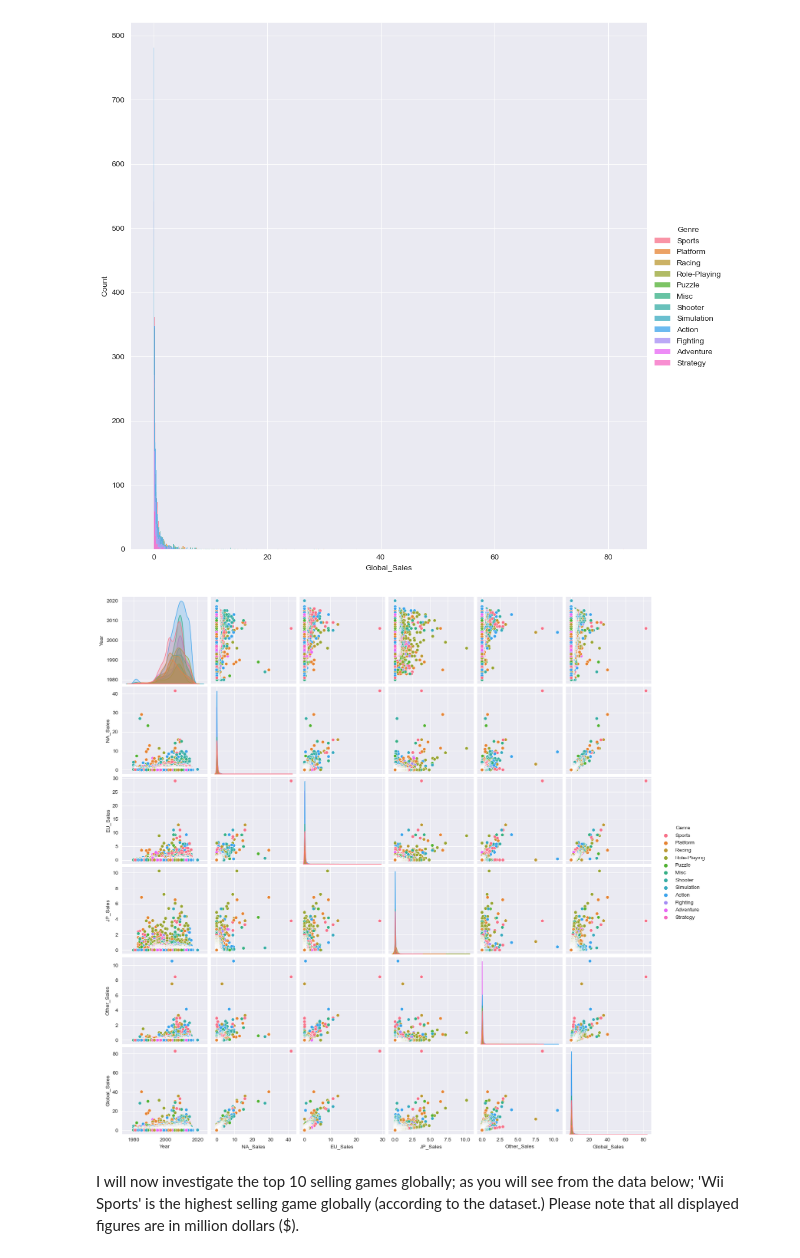
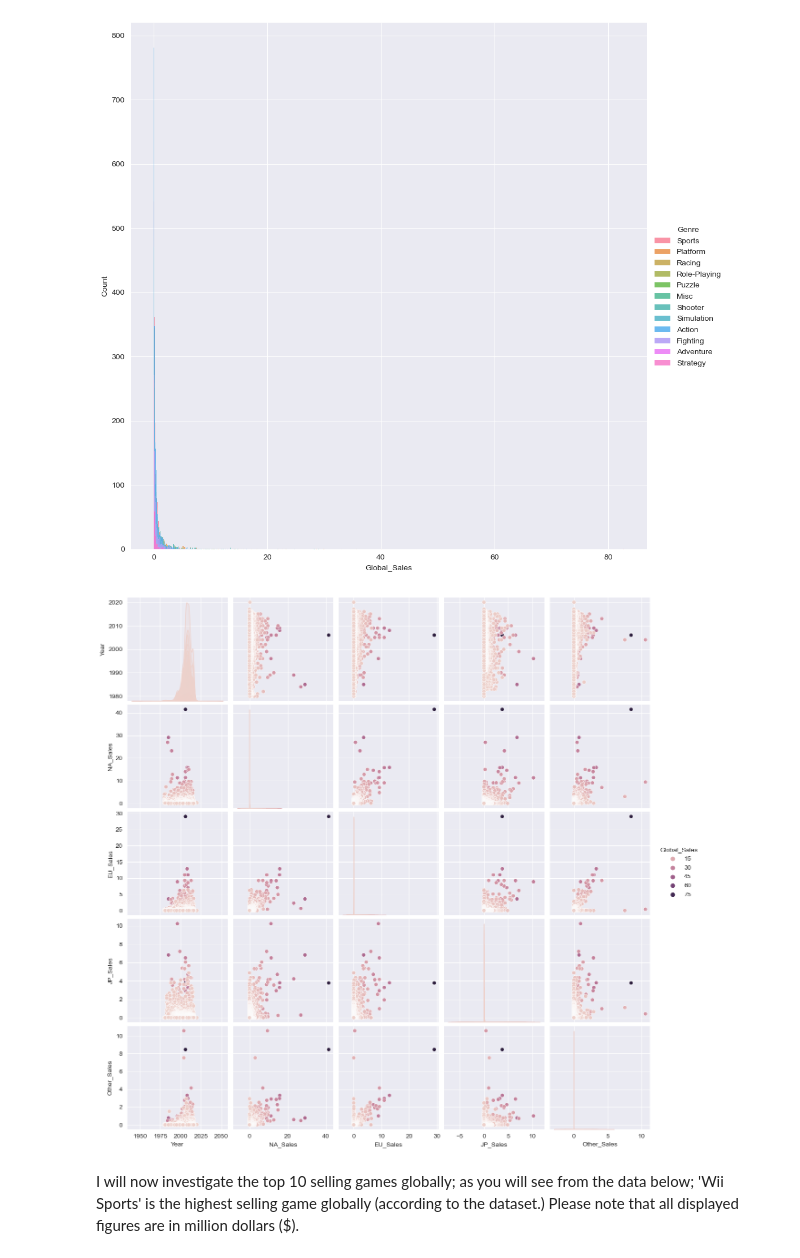
Before and after one commit to SeanE15/Programming-for-Data-Analysis, a Jupyter notebook: Assignment 1/PfDA Project 1.ipynb, the cells around one changed output. Cells and saved outputs as stored; diff of their text form; code cells hidden in the pictures.

Commit message:
continue working on genre/platforms

```diff
--- a/Assignment 1/PfDA Project 1.ipynb
+++ b/Assignment 1/PfDA Project 1.ipynb
@@ -160,10 +184,10 @@ plt.show()
 [figure]
 # %%
 sns.set_style("darkgrid")
-sns.pairplot(games,hue="Genre")
+sns.pairplot(games, hue='Global_Sales')
 plt.show()
 # %% [output]
-[figure, old version]
+[figure, new version]
 # %% [markdown]
 I will now investigate the top 10 selling games globally; as you will see from the data below; 'Wii Sports' is the highest selling game globally (according to the dataset.) Please note that all displayed figures are in million dollars ($).
 # %%
```
Also changed, not shown: parts of 5 cells of this notebook, 1 other file.
